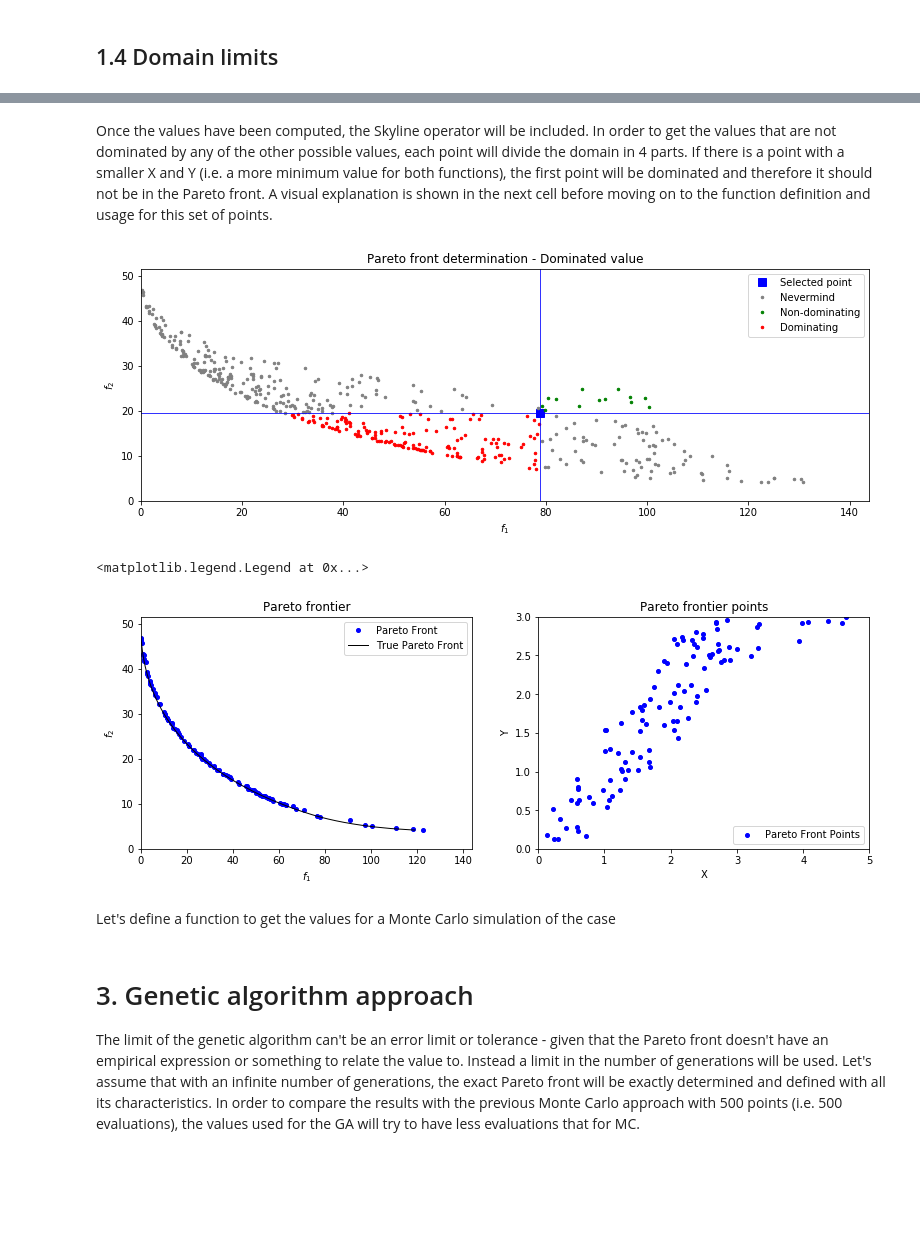
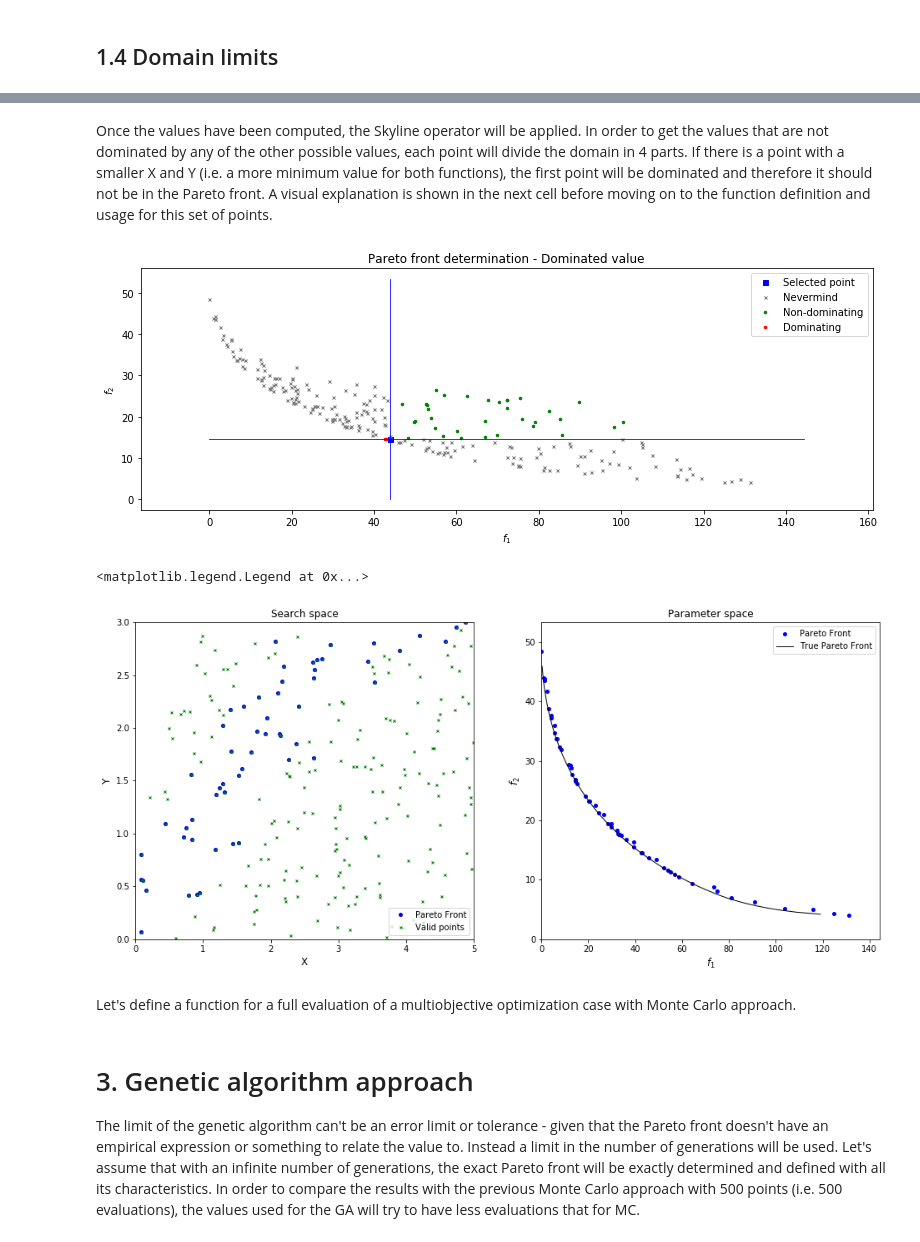
Before and after one commit to jlobatop/GA-CFD-MO, a Jupyter notebook: optimization/multiobjective_MC_GA.ipynb, the cells around one changed output, grey strips where cells are left out. Drawn from its saved outputs; the diff is of its cells as text; code cells hidden in the pictures; blank space fills up the shorter version.

Commit message:
Multiobjective custom GA and MC comparison

```diff
--- a/optimization/multiobjective_MC_GA.ipynb
+++ b/optimization/multiobjective_MC_GA.ipynb
@@ -109,8 +144,8 @@ y_high = 3
 # %%
-#Number of used points
-noPoints = 500
+# number of used points
+noPoints = 250
 
-#Get a random set of points
+# get a random set of points inside bounds
 x = x_low+np.random.rand(noPoints)*(x_high-x_low)
 y = y_low+np.random.rand(noPoints)*(y_high-y_low)
 # %%
@@ -193,20 +235,26 @@ ax1.legend()
 # %% [markdown]
-Once the values have been computed, the Skyline operator will be included. In order to get the values that are not dominated by any of the other possible values, each point will divide the domain in 4 parts. If there is a point with a smaller X and Y (i.e. a more minimum value for both functions), the first point will be dominated and therefore it should not be in the Pareto front. A visual explanation is shown in the next cell before moving on to the function definition and usage for this set of points.
+Once the values have been computed, the Skyline operator will be applied. In order to get the values that are not dominated by any of the other possible values, each point will divide the domain in 4 parts. If there is a point with a smaller X and Y (i.e. a more minimum value for both functions), the first point will be dominated and therefore it should not be in the Pareto front. A visual explanation is shown in the next cell before moving on to the function definition and usage for this set of points.
 # %%
-#Selection of a random point to make the example
+# pick a random point
 pt = valid_values[np.random.randint(0,len(valid_values)),:]
-#Creation of the 4 cuadrants arrays
-ul = valid_values[np.logical_and(valid_values[:,0]<pt[0],valid_values[:,1]>pt[1])] #Upper left
-ur = valid_values[np.logical_and(valid_values[:,0]>pt[0],valid_values[:,1]>pt[1])] #Upper right
-ll = valid_values[np.logical_and(valid_values[:,0]<pt[0],valid_values[:,1]<pt[1])] #Lower left
-lr = valid_values[np.logical_and(valid_values[:,0]>pt[0],valid_values[:,1]<pt[1])] #Lower right
 
+# creation of the 4 cuadrants arrays surrounding the point
+#      u(pper) l(eft)
+ul = valid_values[np.logical_and(valid_values[:,0]<pt[0],valid_values[:,1]>pt[1])]
+#      u(pper) r(ight)
+ur = valid_values[np.logical_and(valid_values[:,0]>pt[0],valid_values[:,1]>pt[1])]
+#      l(ower) l(eft)
+ll = valid_values[np.logical_and(valid_values[:,0]<pt[0],valid_values[:,1]<pt[1])]
+#      l(ower) r(ight)
+lr = valid_values[np.logical_and(valid_values[:,0]>pt[0],valid_values[:,1]<pt[1])]
+
+# plot the selected point and the four quadrants
 fig, ax1 = plt.subplots(1, figsize=((max(all_values[:,0])-min(all_values[:,0]))/10, (max(all_values[:,1])-min(all_values[:,1]))/10))
-ax1.plot(pt[0], pt[1],'s',c='b', markersize=8, label='Selected point')
-ax1.plot(ul[:,0], ul[:,1],'.',c='gray', markersize=5, label='Nevermind')
-ax1.plot(ur[:,0], ur[:,1],'.',c='g', markersize=5, label='Non-dominating')
-ax1.plot(ll[:,0], ll[:,1],'.',c='r', markersize=5, label='Dominating')
-ax1.plot(lr[:,0], lr[:,1],'.',c='gray', markersize=5)
+ax1.plot(pt[0], pt[1],'bs', markersize=5, label='Selected point')
+ax1.plot(ul[:,0], ul[:,1],'x',c='gray', markersize=3, label='Nevermind')
+ax1.plot(ur[:,0], ur[:,1],'g.', markersize=5, label='Non-dominating')
+ax1.plot(ll[:,0], ll[:,1],'r.', markersize=5, label='Dominating')
+ax1.plot(lr[:,0], lr[:,1],'x',c='gray', markersize=3)
 ax1.plot([0, 1.1*max(all_values[:,0])], [pt[1], pt[1]], c='b', linewidth=0.8)
 ax1.plot([pt[0], pt[0]], [0, 1.1*max(all_values[:,1])], c='b', linewidth=0.8)
 ax1.set_xlabel('$f_1$')
@@ -218,7 +266,8 @@ if np.shape(ll)[0] == 0:
 else:
     ax1.set_title('Pareto front determination - Dominated value')
 ax1.legend();
+ax1.axis('equal');
 # %% [output]
-[figure, old version]
+[figure, new version]
 # %%
 def skyline(coordPts, ePts):
@@ -243,24 +308,29 @@ def skyline(coordPts, ePts):
 PF = skyline(np.array([valid_x, valid_y]).T, valid_values)
 # %%
-fig, (ax1, ax2) = plt.subplots(1, 2, figsize=((max(all_values[:,0])-min(all_values[:,0]))/10, (max(all_values[:,1])-min(all_values[:,1]))/10))
-ax1.plot(PF[:,0], PF[:,1],'.',c='b', markersize=8, label='Pareto Front')
-ax1.plot(TPF[np.argsort(TPF[:,0]),0],TPF[np.argsort(TPF[:,0]),1], 'k', linewidth=1,label='True Pareto Front')
-ax1.set_xlabel('$f_1$')
-ax1.set_ylabel('$f_2$')
-ax1.set_xlim([0, 1.1*max(all_values[:,0])])
-ax1.set_ylim([0, 1.1*max(all_values[:,1])])
-ax1.set_title('Pareto frontier')
-ax1.legend()
-ax2.plot(PF[:,2], PF[:,3],'.',c='b', markersize=8, label='Pareto Front Points')
-ax2.set_xlabel('X')
-ax2.set_ylabel('Y')
-ax2.set_xlim([x_low, x_high])
-ax2.set_ylim([y_low, y_high])
-ax2.set_title('Pareto frontier points')
-ax2.legend(loc='lower right')
+fig, (ax1, ax2) = plt.subplots(1, 2, figsize=(16,7))
+
+# search space
+ax1.plot(PF[:,2], PF[:,3],'b.', markersize=8, label='Pareto Front')
+ax1.plot(valid_x,valid_y,'gx', markersize=3, label='Valid points')
+ax1.set_xlabel('X', fontsize=12)
+ax1.set_ylabel('Y', fontsize=12)
+ax1.set_xlim([x_low, x_high])
+ax1.set_ylim([y_low, y_high])
+ax1.set_title('Search space')
+ax1.legend(loc='lower right')
+
+# parameter space
+ax2.plot(PF[:,0], PF[:,1],'b.', markersize=8, label='Pareto Front')
+ax2.plot(TPF[np.argsort(TPF[:,0]),0],TPF[np.argsort(TPF[:,0]),1], 'k', linewidth=1,label='True Pareto Front')
+ax2.set_xlabel('$f_1$', fontsize=12)
+ax2.set_ylabel('$f_2$', fontsize=12)
+ax2.set_xlim([0, 1.1*max(all_values[:,0])])
+ax2.set_ylim([0, 1.1*max(all_values[:,1])])
+ax2.set_title('Parameter space')
+ax2.legend()
 # %% [output]
 <matplotlib.legend.Legend at 0x...>
-[figure, old version]
+[figure, new version]
 # %% [markdown]
-Let's define a function to get the values for a Monte Carlo simulation of the case
+Let's define a function for a full evaluation of a multiobjective optimization case with Monte Carlo approach.
 # %%
```
Also changed, not shown: parts of 91 cells of this notebook, 9 other files.
